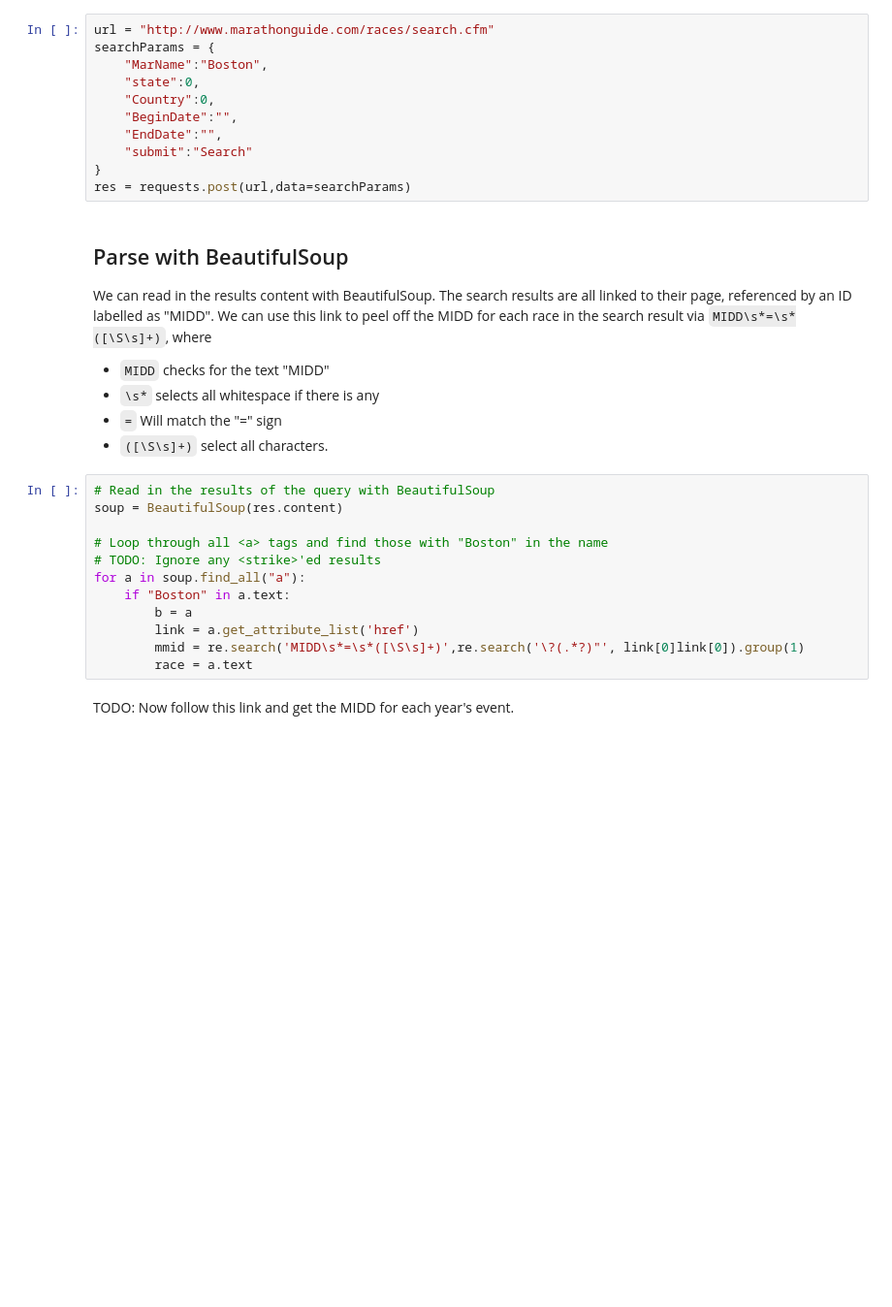
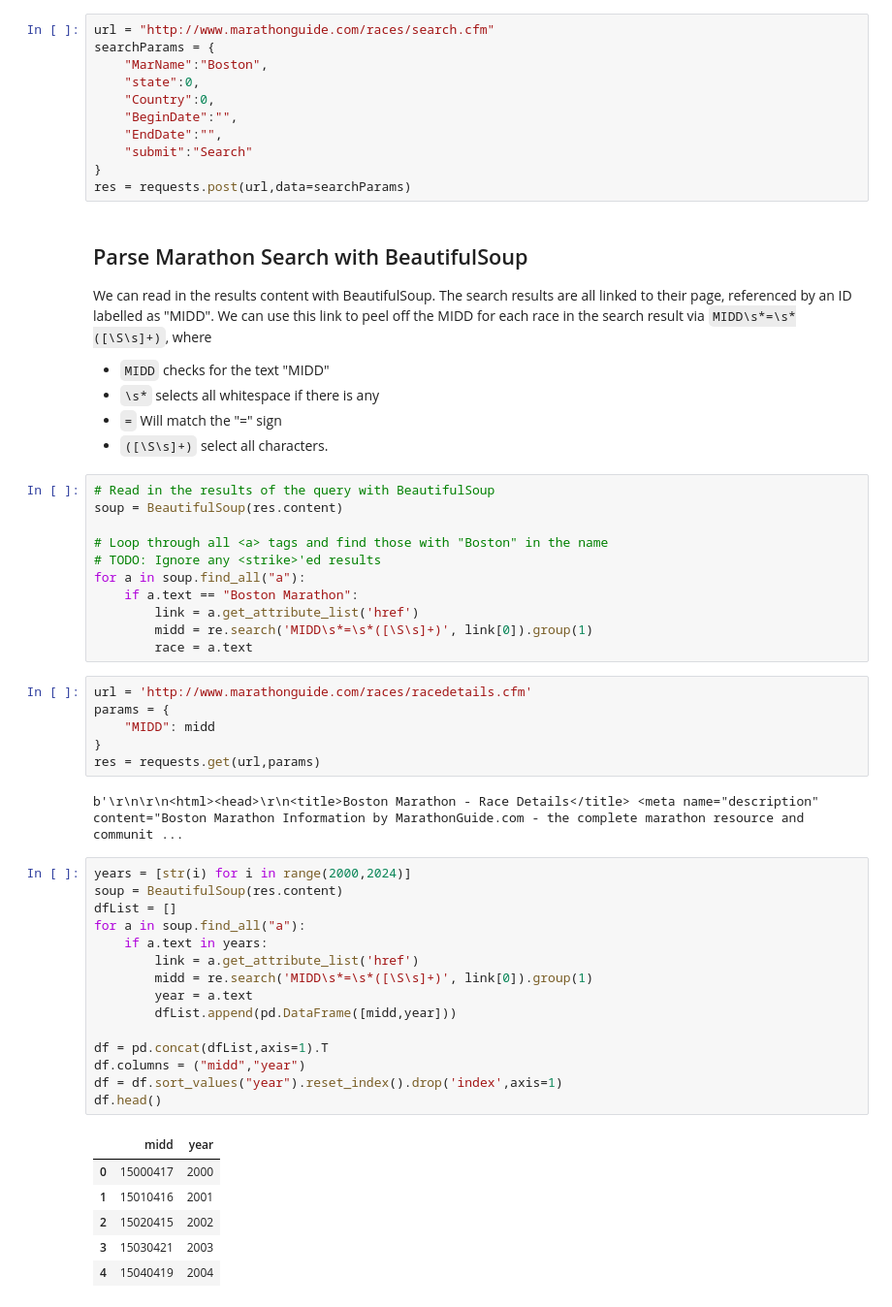
Before and after one commit to jdylanwhite/sentimental-races, a Jupyter notebook: races.ipynb, the cells around one changed output. Shown at 97% size. Saved outputs shown, nothing was run; the diff lists cells and outputs as text; blank space fills up the shorter version.

Commit message:
added search for Boston yearly events

```diff
--- a/races.ipynb
+++ b/races.ipynb
@@ -22,7 +23,7 @@ searchParams = {
 }
 res = requests.post(url,data=searchParams)
 # %% [markdown]
-## Parse with BeautifulSoup
+## Parse Marathon Search with BeautifulSoup
 
 We can read in the results content with BeautifulSoup. The search results are all linked to their page, referenced by an ID labelled as "MIDD". We can use this link to peel off the MIDD for each race in the search result via `MIDD\s*=\s*([\S\s]+)`, where
 
@@ -37,10 +38,37 @@ soup = BeautifulSoup(res.content)
 # Loop through all <a> tags and find those with "Boston" in the name
 # TODO: Ignore any <strike>'ed results
 for a in soup.find_all("a"):
-    if "Boston" in a.text:
-        b = a
+    if a.text == "Boston Marathon":
         link = a.get_attribute_list('href')
-        mmid = re.search('MIDD\s*=\s*([\S\s]+)',re.search('\?(.*?)"', link[0]link[0]).group(1)
+        midd = re.search('MIDD\s*=\s*([\S\s]+)', link[0]).group(1)
         race = a.text
-# %% [markdown]
-TODO: Now follow this link and get the MIDD for each year's event.
+# %%
+url = 'http://www.marathonguide.com/races/racedetails.cfm'
+params = {
+    "MIDD": midd
+}
+res = requests.get(url,params)
+# %% [output]
+b'\r\n\r\n<html><head>\r\n<title>Boston Marathon - Race Details</title> <meta name="description" content="Boston Marathon Information by MarathonGuide.com - the complete marathon resource and communit ...
+# %%
+years = [str(i) for i in range(2000,2024)]
+soup = BeautifulSoup(res.content)
+dfList = []
+for a in soup.find_all("a"):
+    if a.text in years:
+        link = a.get_attribute_list('href')
+        midd = re.search('MIDD\s*=\s*([\S\s]+)', link[0]).group(1)
+        year = a.text
+        dfList.append(pd.DataFrame([midd,year]))
+
+df = pd.concat(dfList,axis=1).T
+df.columns = ("midd","year")
+df = df.sort_values("year").reset_index().drop('index',axis=1)
+df.head()
+# %% [output]
+|  | midd | year |
+| 0 | 15000417 | 2000 |
+| 1 | 15010416 | 2001 |
+| 2 | 15020415 | 2002 |
+| 3 | 15030421 | 2003 |
+| 4 | 15040419 | 2004 |
```
Also changed, not shown: parts of 8 cells of this notebook.
